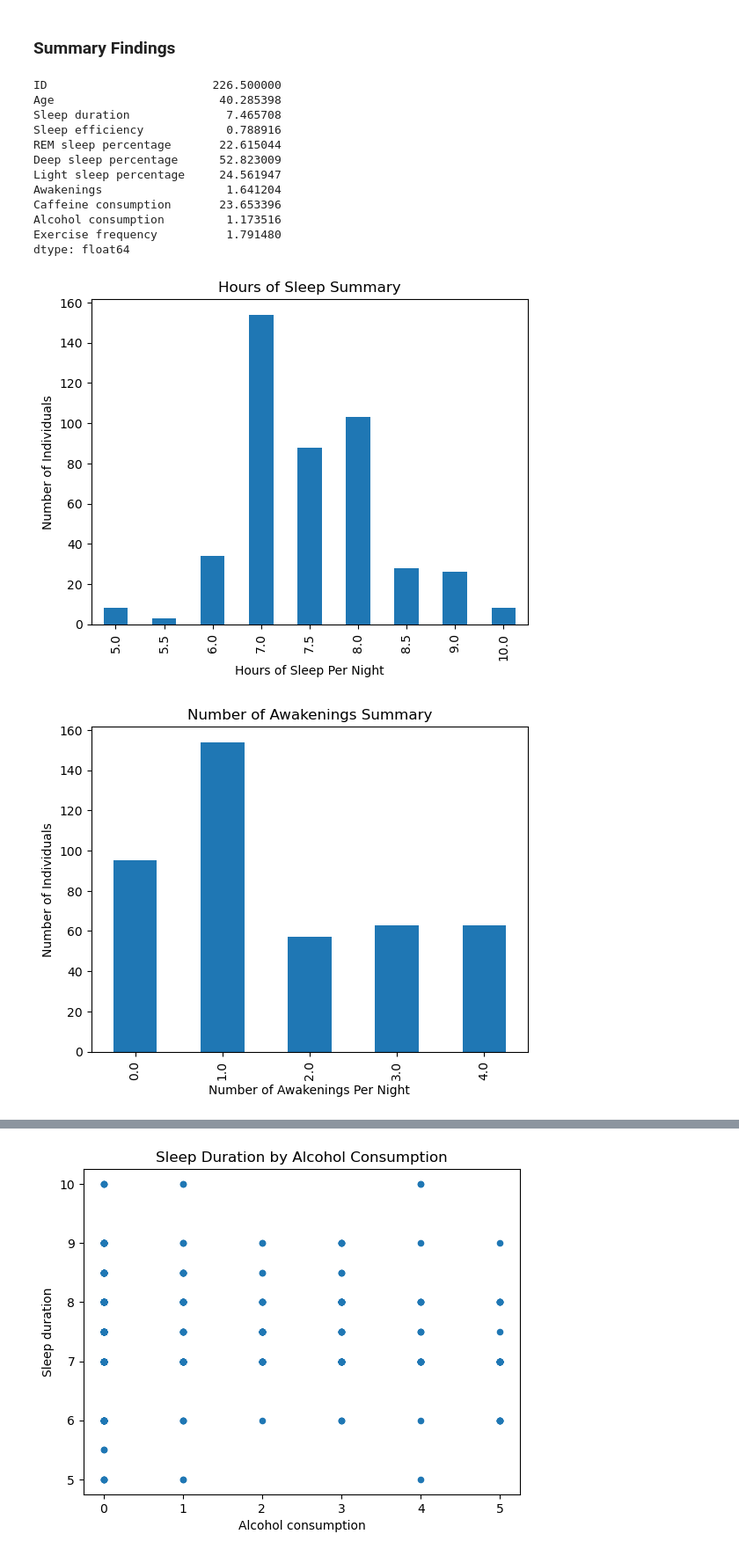
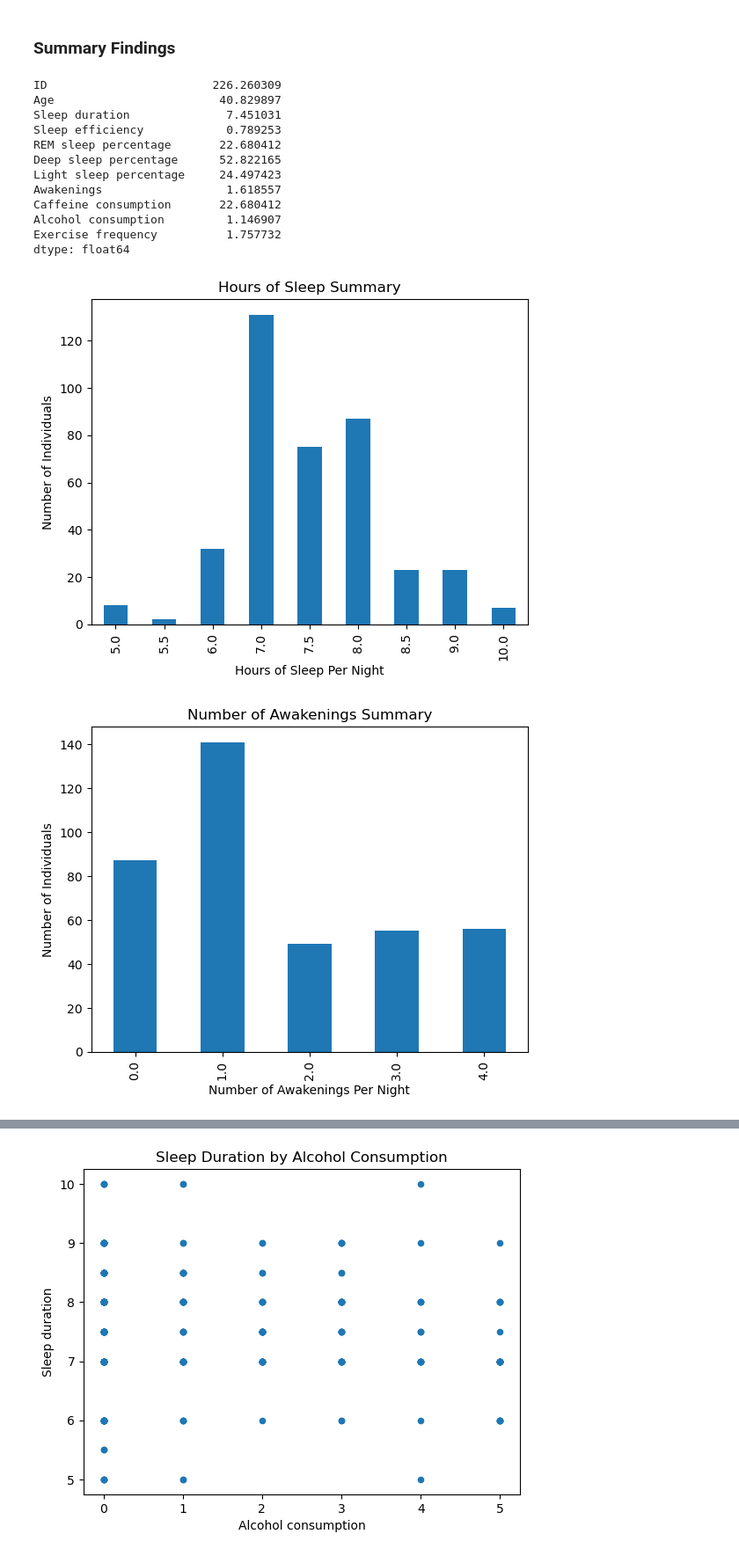
Before and after one commit to JenFreeze/Project_1, a Jupyter notebook: project1.ipynb, the cells around one changed output, grey strips where cells are left out. Shown at 88% size. Drawn from its saved outputs; the diff is of its cells as text; code cells hidden in the pictures.

```diff
--- a/project1.ipynb
+++ b/project1.ipynb
@@ -41,3 +43,7 @@ Alcohol consumption       438
 Smoking status            452
 Exercise frequency        446
 dtype: int64
+# %%
+# Clean data
+clean_sleep = sleep_df.dropna()
+clean_sleep
@@ -88,24 +128,24 @@ plt.show()
 # %%
 # Summary
 # Average of all numerical values
-sleep_df.mean(numeric_only=True)
+clean_sleep.mean(numeric_only=True)
 # %% [output]
-ID                        226.500000
-Age                        40.285398
-Sleep duration              7.465708
-Sleep efficiency            0.788916
-REM sleep percentage       22.615044
-Deep sleep percentage      52.823009
-Light sleep percentage     24.561947
-Awakenings                  1.641204
-Caffeine consumption       23.653396
-Alcohol consumption         1.173516
-Exercise frequency          1.791480
+ID                        226.260309
+Age                        40.829897
+Sleep duration              7.451031
+Sleep efficiency            0.789253
+REM sleep percentage       22.680412
+Deep sleep percentage      52.822165
+Light sleep percentage     24.497423
+Awakenings                  1.618557
+Caffeine consumption       22.680412
+Alcohol consumption         1.146907
+Exercise frequency          1.757732
 dtype: float64
 # %%
 # Summary Findings - Bar Chart
 # Hours of Sleep
-hours_count = sleep_df["Sleep duration"].value_counts().sort_index(ascending=True)
+hours_count = clean_sleep["Sleep duration"].value_counts().sort_index(ascending=True)
 awakenings_count_df = pd.DataFrame({"Sleep Duration": hours_count})
 awakenings_count_df.plot(kind="bar",
                          xlabel="Hours of Sleep Per Night",
@@ -114,20 +154,20 @@ awakenings_count_df.plot(kind="bar",
                          legend=False)
 plt.show()
 # %% [output]
-[figure, old version]
+[figure, new version]
 # %%
 # Summary Findings - Bar Chart
 # Awakenings
-awakenings_count = sleep_df["Awakenings"].value_counts().sort_index(ascending=True)
+awakenings_count = clean_sleep["Awakenings"].value_counts().sort_index(ascending=True)
 awakenings_count_df = pd.DataFrame({"Awakenings Count": awakenings_count})
 awakenings_count_df.plot(kind="bar",
                          xlabel="Number of Awakenings Per Night",
                          ylabel="Number of Individuals",
                          title="Number of Awakenings Summary",
                          legend=False)
 plt.show()
 # %% [output]
-[figure, old version]
+[figure, new version]
 # %%
 # Scatterplots
 # Age vs. Sleep Efficiency
```
Also changed, not shown: parts of 44 cells of this notebook.
